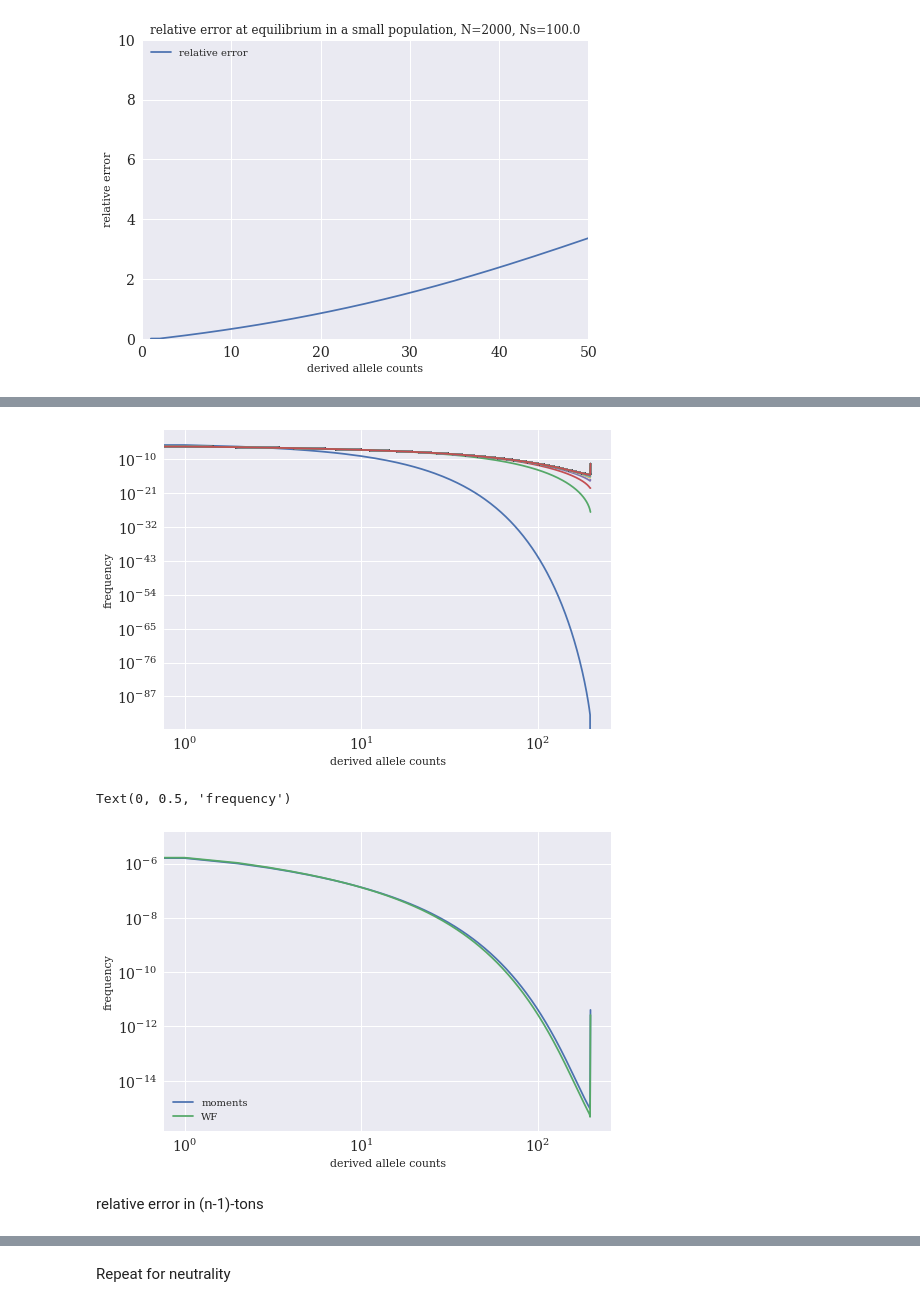
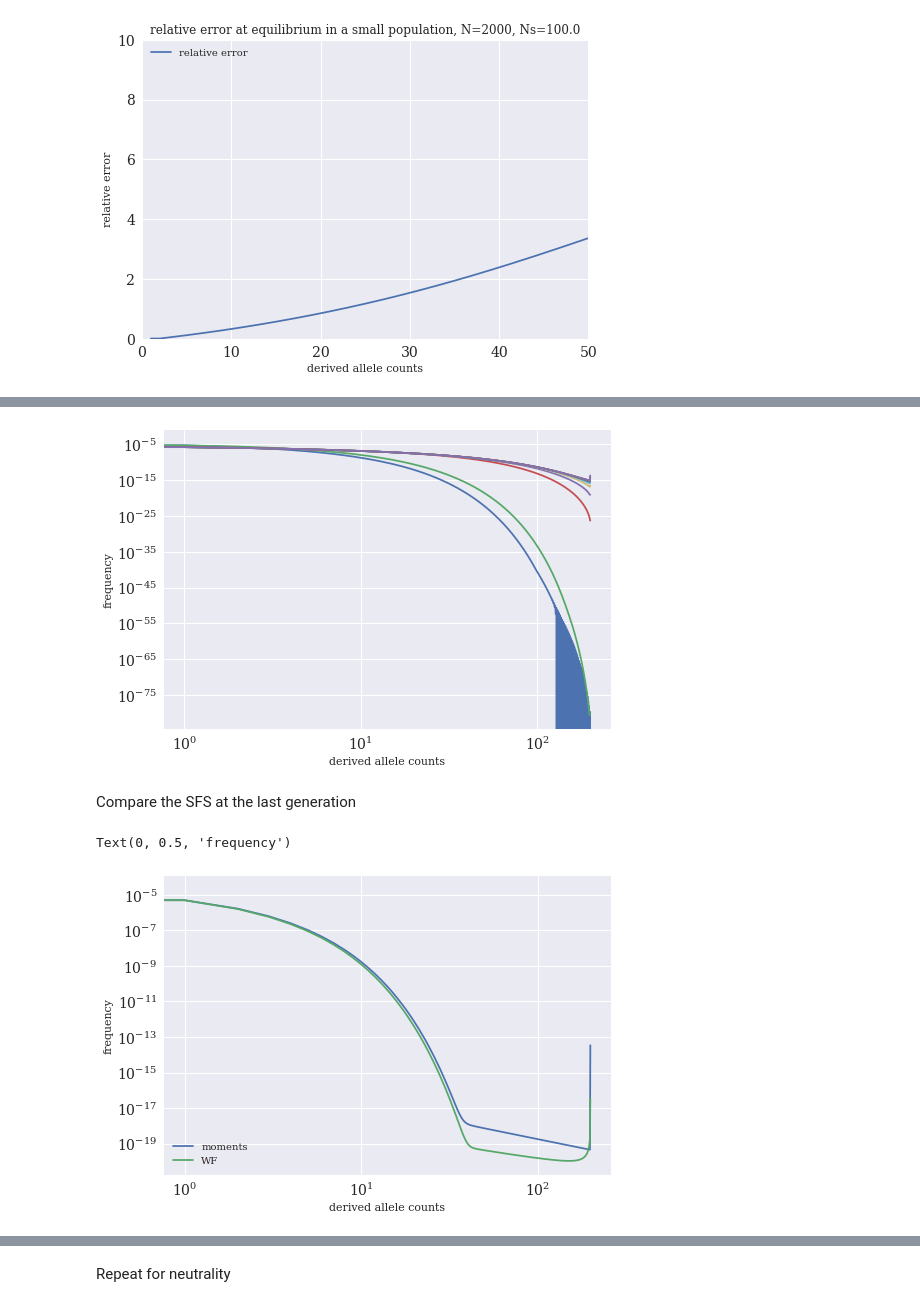
Before and after one commit to ivan-krukov/taming-strong-selection, a Jupyter notebook: src/explore_convergence.ipynb, the cells around one changed output, grey strips where cells are left out. Saved outputs shown, nothing was run; the diff lists cells and outputs as text; code cells hidden in the pictures.

```diff
--- a/src/explore_convergence.ipynb
+++ b/src/explore_convergence.ipynb
@@ -186,7 +186,7 @@ Compute out-of-equilibrium SFS. Start from large population equilibrium, then ap
 n_generations = 10000
 # We start with n_equilibrium_generations
 n_equilibrium_generations = 20
-list_sfs_WF = n_equilibrium_generations * [np.hstack((sfs_large,[0]))]  # Initialize list of AFS, add bin for fixed derived sites.
+list_sfs_WF = n_equilibrium_generations * [np.hstack((sfs_large_del,[0]))]  # Initialize list of AFS, add bin for fixed derived sites.
 
 z = np.zeros(sample_size)
 z[0] = (sample_size) * mu
@@ -404,7 +401,0 @@ We can now compare the out-of-equilibrium distributions. We simply run diffusion
-# %%
-
-list_sfs_moments = [list_sfs_WF[0]]
-
-
-for _ in range(n_generations):
-    list_sfs_moments.append(np.dot(moment_matrix_small_del[1:,1:],list_sfs_moments[-1]) + z)
@@ -410,0 +405,24 @@ for _ in range(n_generations):
+# %%
+n_generations = 200
+# We start with n_equilibrium_generations
+n_equilibrium_generations = 20
+
+list_sfs_WF = n_equilibrium_generations * [np.hstack((sfs_large_del,[0]))] # Initialize list of AFS,
+
+def evolve(initial_list, Q1, Q2):
+    local_list = initial_list[:]
+
+
+
+    z = np.zeros(sample_size)
+    z[0] = (sample_size) * mu
+    # evolve with Q1
+    for _ in range(n_generations):
+        local_list.append(np.dot(Q1[1:,1:],local_list[-1]) + z)
+
+    # evolve with Q2
+    for _ in range(n_generations):
+        local_list.append(np.dot(Q2[1:,1:],local_list[-1]) + z)
+    return local_list
+
+list_sfs_WF = evolve(list_sfs_WF, Q_small_del,Q_large_del)[:]
@@ -411,10 +437,17 @@ for _ in range(n_generations):
+# %%
+
+list_sfs_moments = n_equilibrium_generations*[np.hstack((moment_largepop_equil_del,[0]))]
+
+list_sfs_moments = evolve(list_sfs_moments, moment_matrix_small_del, moment_matrix_large_del)
 # %%
-[plt.loglog(sfs) for sfs in list_sfs_moments[::20]];
+[plt.loglog(sfs) for sfs in list_sfs_moments[:n_generations:20]];
 
 plt.xlabel("derived allele counts")
 plt.ylabel("frequency");
 # %% [output]
-[figure, old version]
+[figure, new version]
+# %% [markdown]
+Compare the SFS at the last generation
 # %%
 compare_generation = len(list_sfs_moments)-1
 
@@ -426,6 +459,4 @@ plt.xlabel("derived allele counts")
 plt.ylabel("frequency")
 # %% [output]
 Text(0, 0.5, 'frequency')
-[figure, old version]
+[figure, new version]
-# %% [markdown]
-relative error in (n-1)-tons
```
Also changed, not shown: parts of 40 cells of this notebook.
